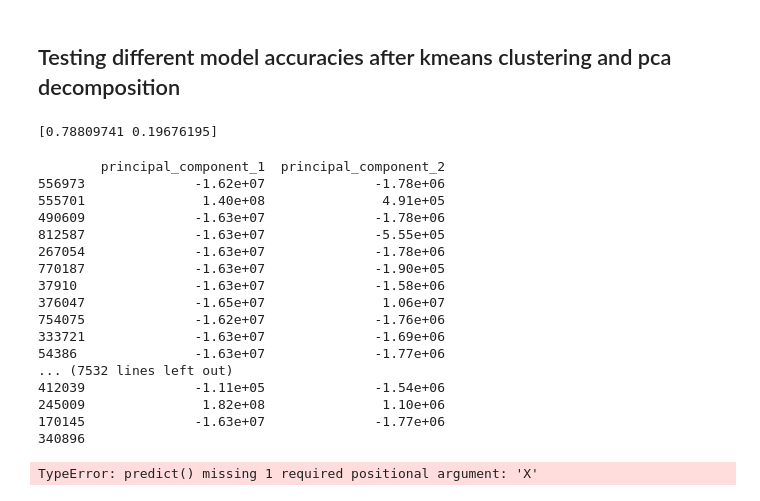
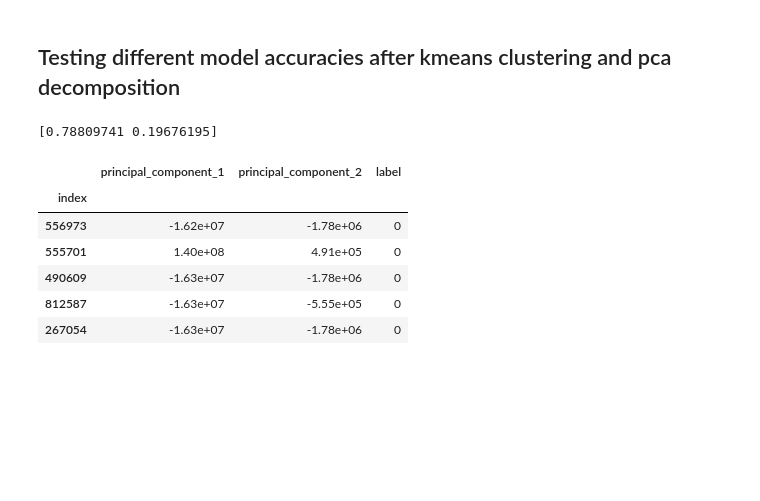
Before and after one commit to j-csc/ids_dl, a Jupyter notebook: POC.ipynb, the cells around one changed output. Cells and saved outputs as stored; diff of their text form; code cells hidden in the pictures; blank space fills up the shorter version.

```diff
--- a/POC.ipynb
+++ b/POC.ipynb
@@ -366,40 +371,28 @@ Text(0.5, 1.0, 'Percentage variance by. K')
 # %%
 # Now, we establish a pca df for the testing dataset and attempt to predict its values after cluster labelling.
 pca_test = PCA(n_components=2)
 pca_test.fit(X_test)
 print(pca_test.explained_variance_ratio_)
 pca_test_data = pca_test.transform(X_test)
 # Setting up the testing df
 pca_test_df = pd.DataFrame(data = pca_test_data
              , columns = ['principal_component_1', 'principal_component_2'], index=X_test.index)
-pca_test_df.rename_
-# pca_test_df = pd.concat([pca_test_df, y_test],ignore_index=True)
-# pca_test_df.head()
+pca_test_df.rename_axis('index')
+pca_test_df = pd.concat([pca_test_df, y_test], axis=1)
+pca_test_df.head()
 # %% [output]
 [0.78809741 0.19676195]
-        principal_component_1  principal_component_2
-556973              -1.62e+07              -1.78e+06
-555701               1.40e+08               4.91e+05
-490609              -1.63e+07              -1.78e+06
-812587              -1.63e+07              -5.55e+05
-267054              -1.63e+07              -1.78e+06
-770187              -1.63e+07              -1.90e+05
-37910               -1.63e+07              -1.58e+06
-376047              -1.65e+07               1.06e+07
-754075              -1.62e+07              -1.76e+06
-333721              -1.63e+07              -1.69e+06
-54386               -1.63e+07              -1.77e+06
-... (7532 lines left out)
-412039              -1.11e+05              -1.54e+06
-245009               1.82e+08               1.10e+06
-170145              -1.63e+07              -1.77e+06
-340896
+|  | principal_component_1 | principal_component_2 | label |
+| index |  |  |  |
+| 556973 | -1.62e+07 | -1.78e+06 | 0 |
+| 555701 | 1.40e+08 | 4.91e+05 | 0 |
+| 490609 | -1.63e+07 | -1.78e+06 | 0 |
+| 812587 | -1.63e+07 | -5.55e+05 | 0 |
+| 267054 | -1.63e+07 | -1.78e+06 | 0 |
 # %%
 estimator_kmeans = KMeans(n_clusters=30, random_state=42)
-estimator_kmeans.fit(pca_train_df)
+estimator_kmeans.fit(pca_train_df.loc[:,['principal_component_1', 'principal_component_2']])
 
 # Setting up y_labels for training and testing data
 y_pred_train = estimator_kmeans.labels_
-y_pred_test = estimator_kmeans.predict(X_test)
+y_pred_test = estimator_kmeans.predict(pca_test_df.loc[:, ['principal_component_1', 'principal_component_2']])
-# %% [output]
-TypeError: predict() missing 1 required positional argument: 'X'
```
Also changed, not shown: parts of 13 cells of this notebook.
